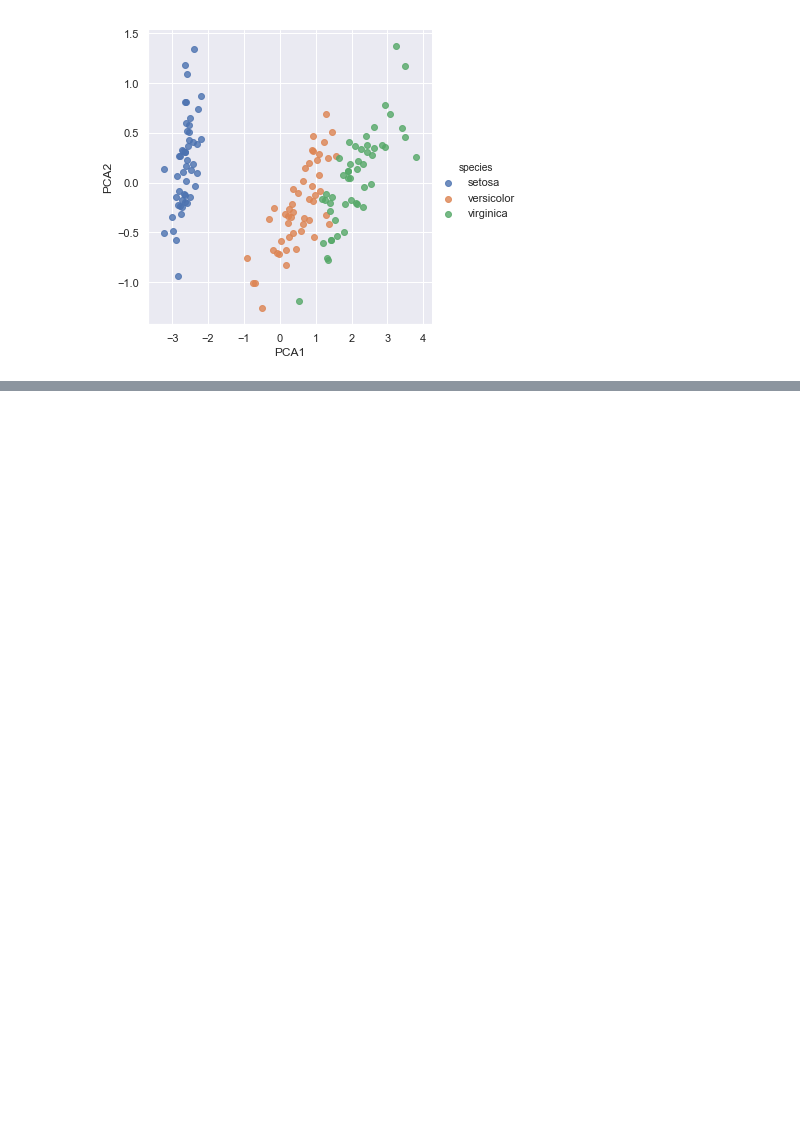
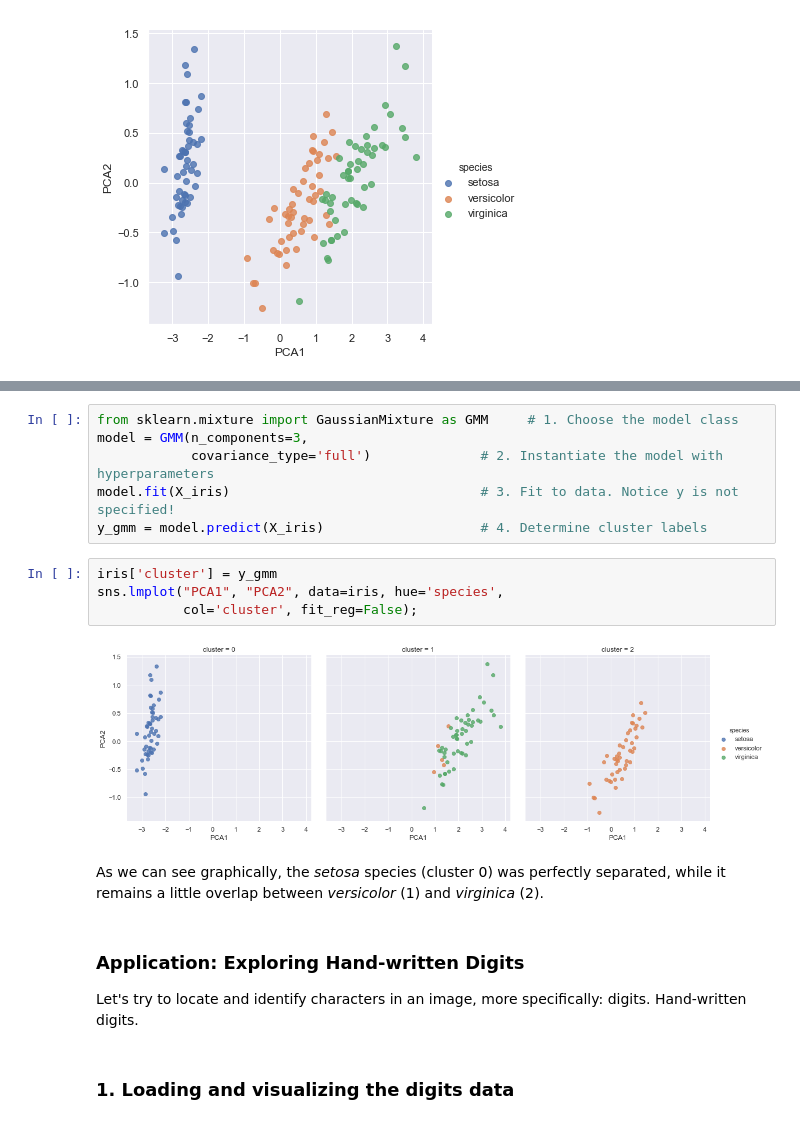
Before and after one commit to GiuseppeBaldini/Python-DS-Handbook, a Jupyter notebook: 5.Machine_Learning/05.02 - Introducing Scikit-Learn.ipynb, the cells around one changed output, grey strips where cells are left out. Saved outputs shown, nothing was run; the diff lists cells and outputs as text; blank space fills up the shorter version.

```diff
--- a/5.Machine_Learning/05.02 - Introducing Scikit-Learn.ipynb
+++ b/5.Machine_Learning/05.02 - Introducing Scikit-Learn.ipynb
@@ -242,0 +249,20 @@ sns.lmplot("PCA1", "PCA2", hue='species', data=iris, fit_reg=False);
+# %%
+from sklearn.mixture import GaussianMixture as GMM     # 1. Choose the model class
+model = GMM(n_components=3,
+            covariance_type='full')              # 2. Instantiate the model with hyperparameters
+model.fit(X_iris)                                # 3. Fit to data. Notice y is not specified!
+y_gmm = model.predict(X_iris)                    # 4. Determine cluster labels
+# %%
+iris['cluster'] = y_gmm
+sns.lmplot("PCA1", "PCA2", data=iris, hue='species',
+           col='cluster', fit_reg=False);
+# %% [output]
+[figure, added]
+# %% [markdown]
+As we can see graphically, the _setosa_ species (cluster 0) was perfectly separated, while it remains a little overlap between _versicolor_ (1) and _virginica_ (2).
+# %% [markdown]
+### Application: Exploring Hand-written Digits
+
+Let's try to locate and identify characters in an image, more specifically: digits. Hand-written digits.
+# %% [markdown]
+### 1. Loading and visualizing the digits data
```
Also changed, not shown: parts of 3 cells of this notebook.
